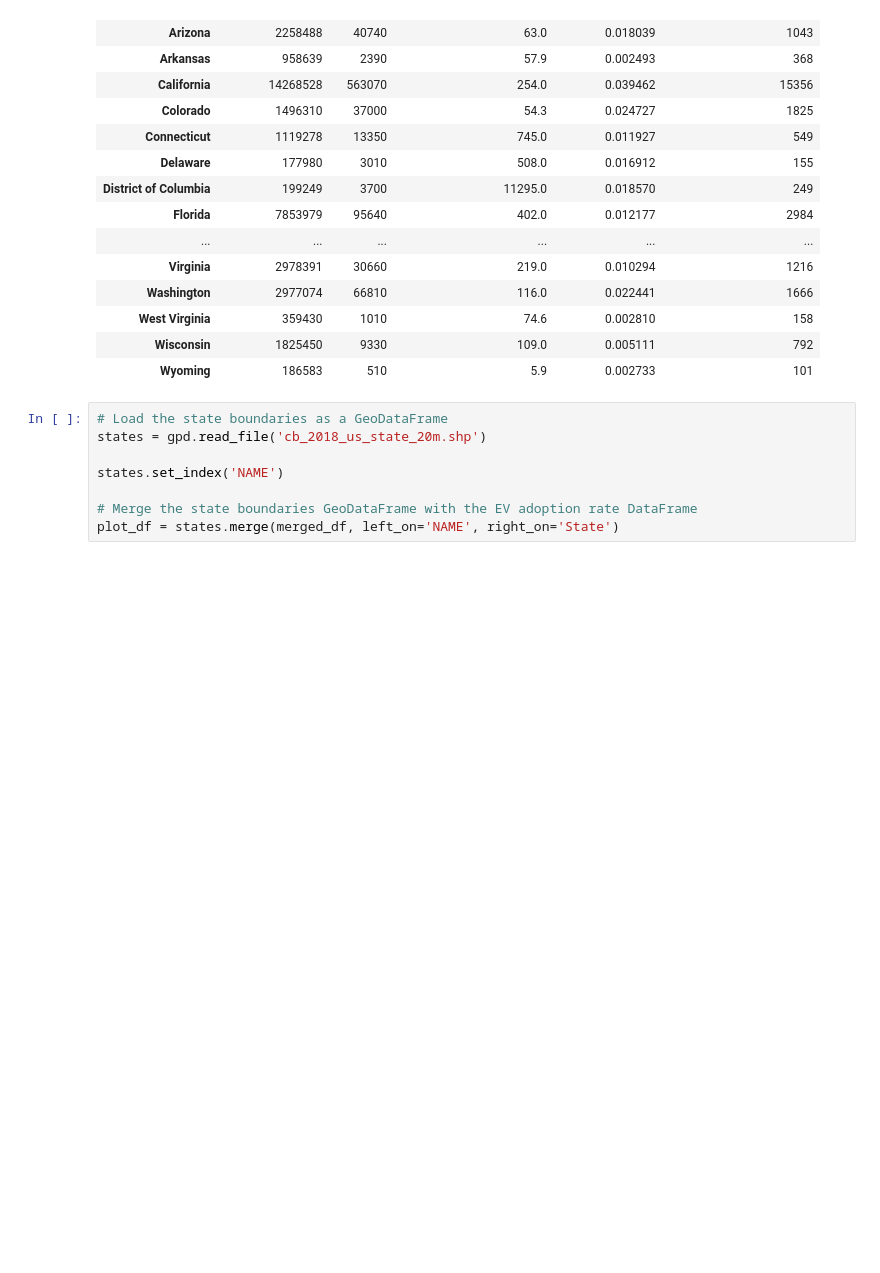
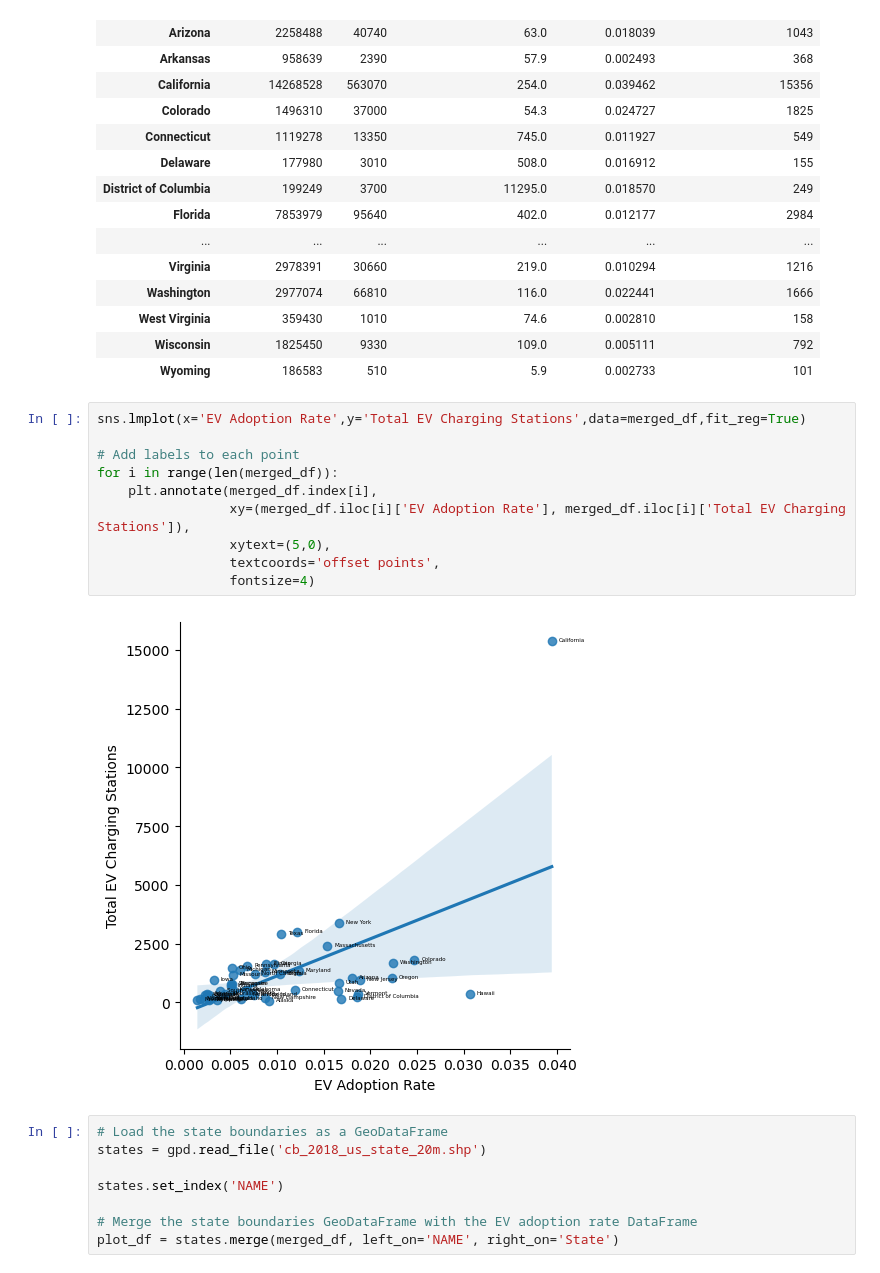
Before and after one commit to AhmedAltunisi/EVChargingStationDash, a Jupyter notebook: MISM3405ProjectFile.ipynb, the cells around one changed output. Drawn from its saved outputs; the diff is of its cells as text; blank space fills up the shorter version.

```diff
--- a/MISM3405ProjectFile.ipynb
+++ b/MISM3405ProjectFile.ipynb
@@ -556,6 +556,18 @@ merged_df
 | West Virginia | 359430 | 1010 | 74.6 | 0.002810 | 158 |
 | Wisconsin | 1825450 | 9330 | 109.0 | 0.005111 | 792 |
 | Wyoming | 186583 | 510 | 5.9 | 0.002733 | 101 |
+# %%
+sns.lmplot(x='EV Adoption Rate',y='Total EV Charging Stations',data=merged_df,fit_reg=True)
+
+# Add labels to each point
+for i in range(len(merged_df)):
+    plt.annotate(merged_df.index[i],
+                 xy=(merged_df.iloc[i]['EV Adoption Rate'], merged_df.iloc[i]['Total EV Charging Stations']),
+                 xytext=(5,0),
+                 textcoords='offset points',
+                 fontsize=4)
+# %% [output]
+[figure, added]
 # %%
 # Load the state boundaries as a GeoDataFrame
 states = gpd.read_file('cb_2018_us_state_20m.shp')
```
Also changed, not shown: parts of 2 cells of this notebook.
